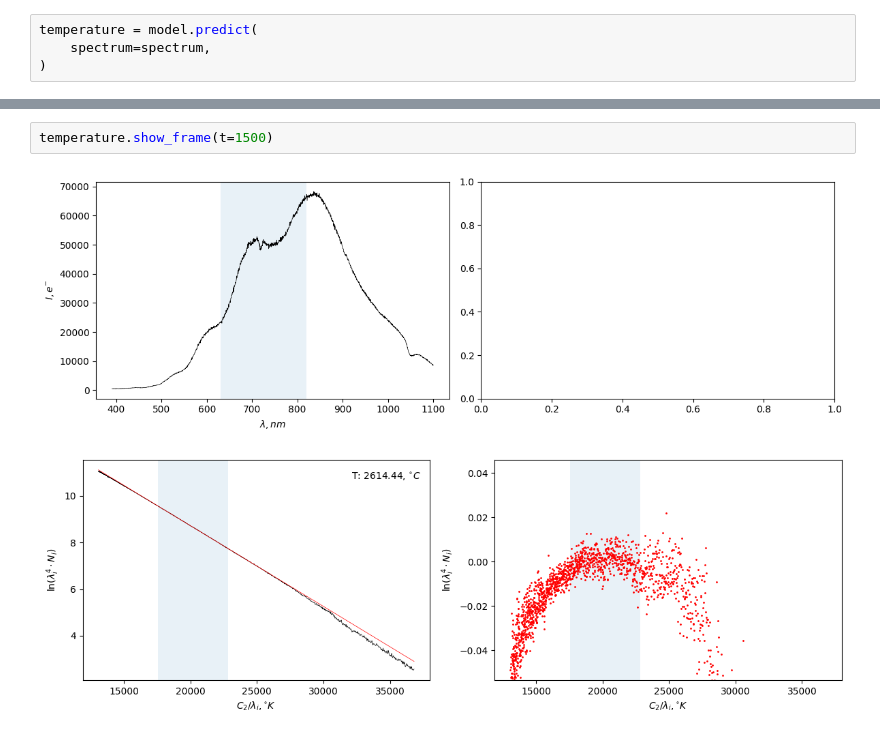
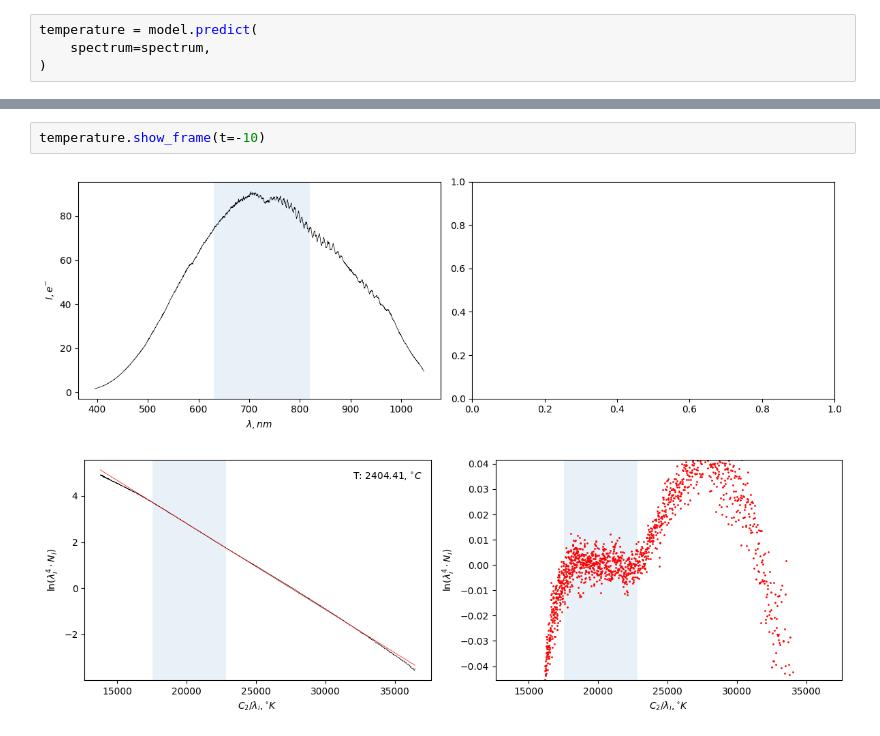
Before and after one commit to Exinker/spectral-pyrometer, a Jupyter notebook: pyrometer/app.ipynb, the cells around one changed output, grey strips where cells are left out. Saved outputs shown, nothing was run; the diff lists cells and outputs as text.

```diff
--- a/pyrometer/app.ipynb
+++ b/pyrometer/app.ipynb
@@ -88,5 +88,5 @@ temperature.show(
 # %%
-temperature.show_frame(t=1500)
+temperature.show_frame(t=-10)
 # %% [output]
-[figure, old version]
+[figure, new version]
-[figure, old version]
+[figure, new version]
```
Also changed, not shown: parts of 2 cells of this notebook, 1 other file.
